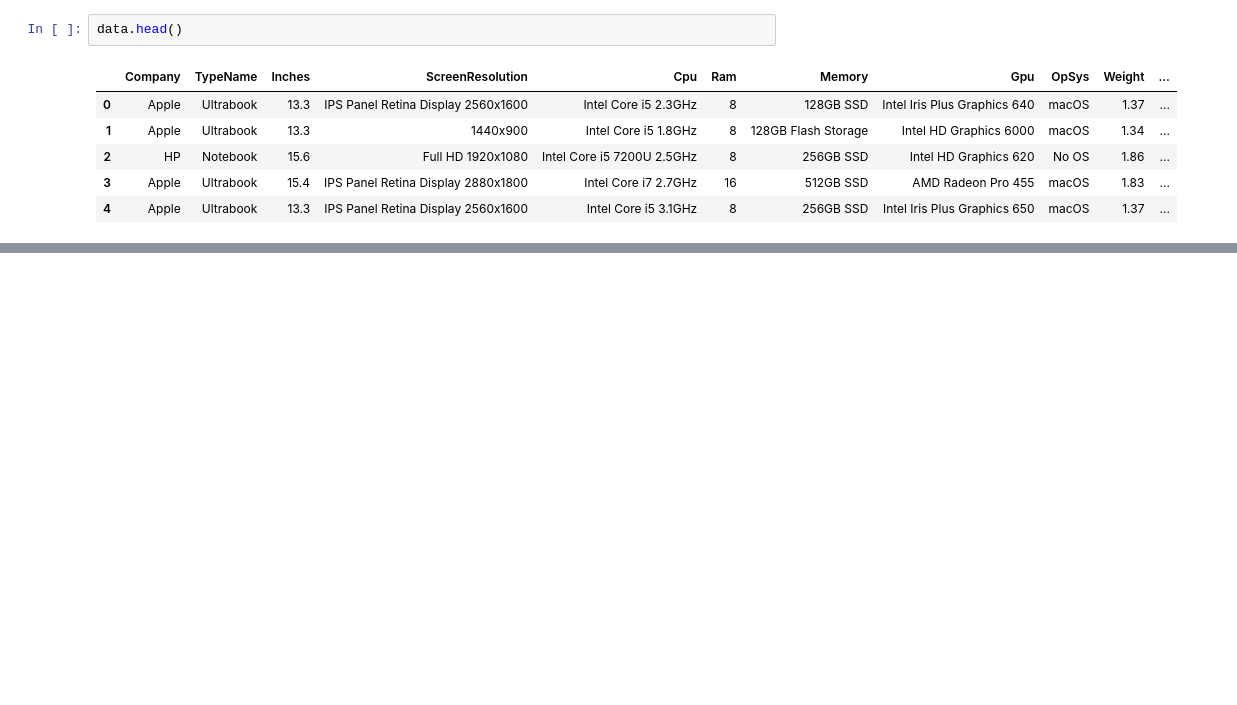
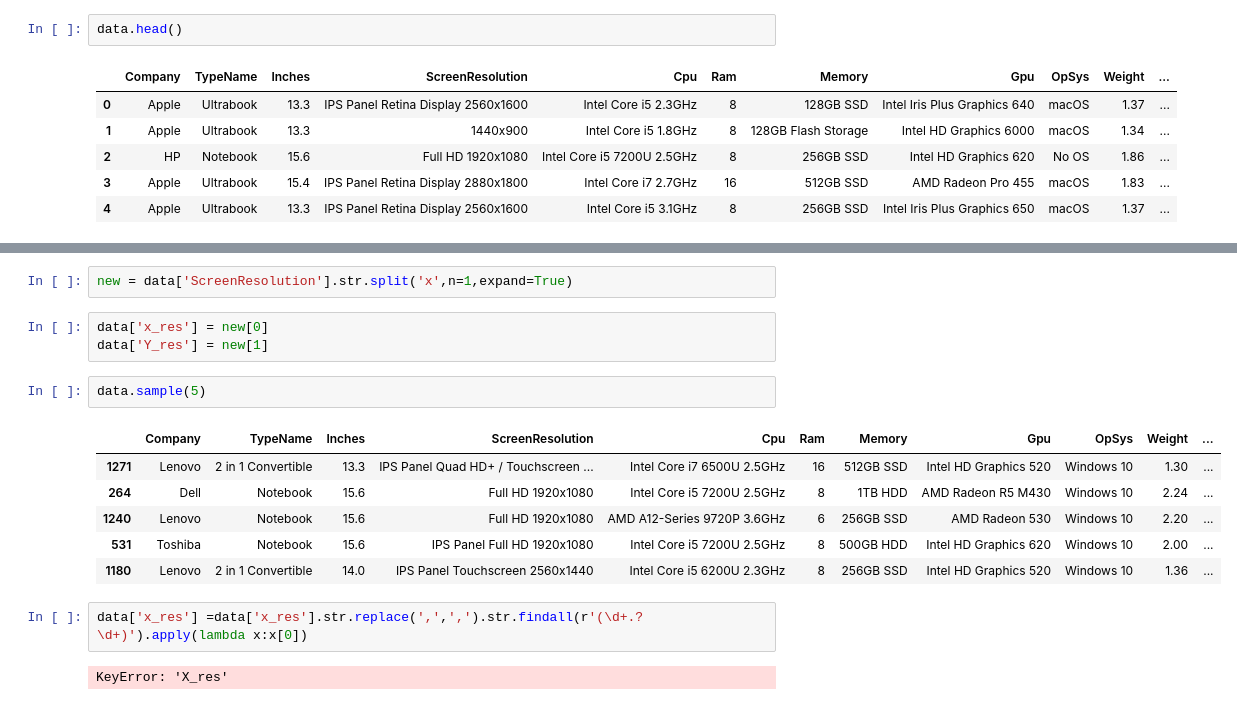
Before and after one commit to John-5014/Laptop_Price_Prediction, a Jupyter notebook: Laptop_Price_Predictor.ipynb, the cells around one changed output, grey strips where cells are left out. Cells and saved outputs as stored; diff of their text form; blank space fills up the shorter version.

```diff
--- a/Laptop_Price_Predictor.ipynb
+++ b/Laptop_Price_Predictor.ipynb
@@ -252,0 +258,18 @@ data.head()
+# %%
+new = data['ScreenResolution'].str.split('x',n=1,expand=True)
+# %%
+data['x_res'] = new[0]
+data['Y_res'] = new[1]
+# %%
+data.sample(5)
+# %% [output]
+|  | Company | TypeName | Inches | ScreenResolution | Cpu | Ram | Memory | Gpu | OpSys | Weight | ... |
+| 1271 | Lenovo | 2 in 1 Convertible | 13.3 | IPS Panel Quad HD+ / Touchscreen ... | Intel Core i7 6500U 2.5GHz | 16 | 512GB SSD | Intel HD Graphics 520 | Windows 10 | 1.30 | ... |
+| 264 | Dell | Notebook | 15.6 | Full HD 1920x1080 | Intel Core i5 7200U 2.5GHz | 8 | 1TB HDD | AMD Radeon R5 M430 | Windows 10 | 2.24 | ... |
+| 1240 | Lenovo | Notebook | 15.6 | Full HD 1920x1080 | AMD A12-Series 9720P 3.6GHz | 6 | 256GB SSD | AMD Radeon 530 | Windows 10 | 2.20 | ... |
+| 531 | Toshiba | Notebook | 15.6 | IPS Panel Full HD 1920x1080 | Intel Core i5 7200U 2.5GHz | 8 | 500GB HDD | Intel HD Graphics 620 | Windows 10 | 2.00 | ... |
+| 1180 | Lenovo | 2 in 1 Convertible | 14.0 | IPS Panel Touchscreen 2560x1440 | Intel Core i5 6200U 2.3GHz | 8 | 256GB SSD | Intel HD Graphics 520 | Windows 10 | 1.36 | ... |
+# %%
+data['x_res'] =data['x_res'].str.replace(',',',').str.findall(r'(\d+.?\d+)').apply(lambda x:x[0])
+# %% [output]
+KeyError: 'X_res'
```
Also changed, not shown: parts of 1 cell of this notebook.
